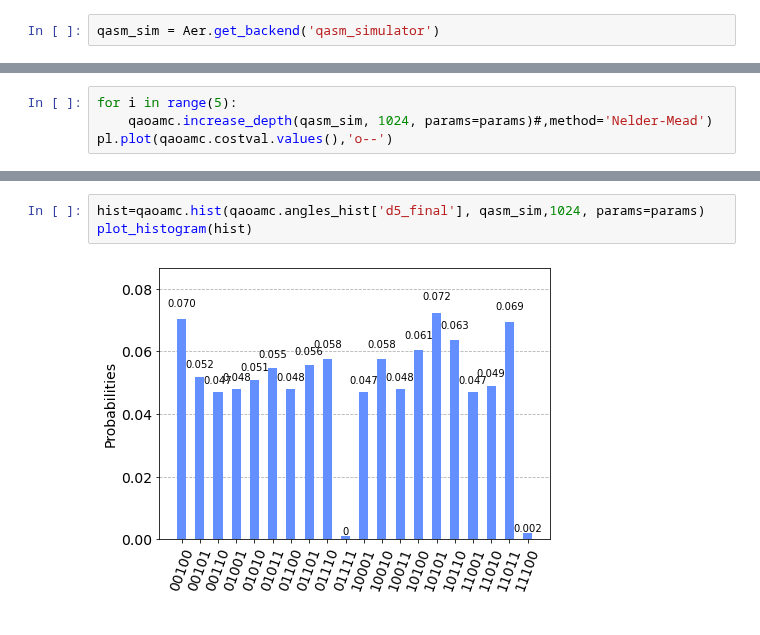
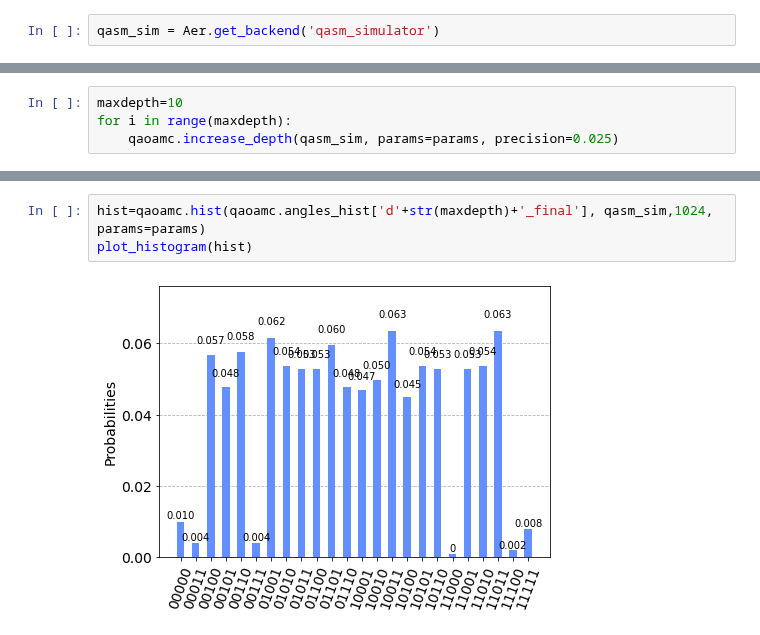
Before and after one commit to OpenQuantumComputing/optimization, a Jupyter notebook: MaxCut/5 nodes "Bowtie".ipynb, the cells around one changed output, grey strips where cells are left out. Drawn from its saved outputs; the diff is of its cells as text.

```diff
--- a/MaxCut/5 nodes "Bowtie".ipynb
+++ b/MaxCut/5 nodes "Bowtie".ipynb
@@ -62,5 +62,5 @@ _=pl.colorbar(im, cax=cax)
 # %%
-for i in range(5):
-    qaoamc.increase_depth(qasm_sim, 1024, params=params)#,method='Nelder-Mead')
-pl.plot(qaoamc.costval.values(),'o--')
+maxdepth=10
+for i in range(maxdepth):
+    qaoamc.increase_depth(qasm_sim, params=params, precision=0.025)
 # %% [output]
@@ -74,8 +77,8 @@ rep= 0 : -4.0
 # %%
-hist=qaoamc.hist(qaoamc.angles_hist['d5_final'], qasm_sim,1024, params=params)
+hist=qaoamc.hist(qaoamc.angles_hist['d'+str(maxdepth)+'_final'], qasm_sim,1024, params=params)
 plot_histogram(hist)
 # %% [output]
-[figure, old version]
+[figure, new version]
 # %%
 import itertools
 state_strings = np.array([''.join(i) for i in itertools.product('01', repeat= G.number_of_nodes())])
```
Also changed, not shown: parts of 10 cells of this notebook, 4 other files.
